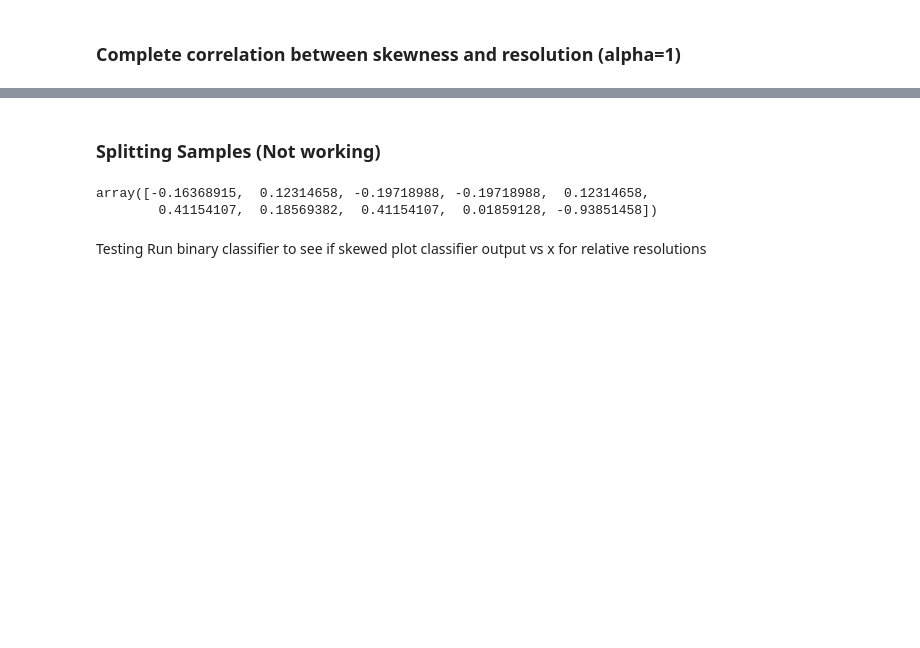
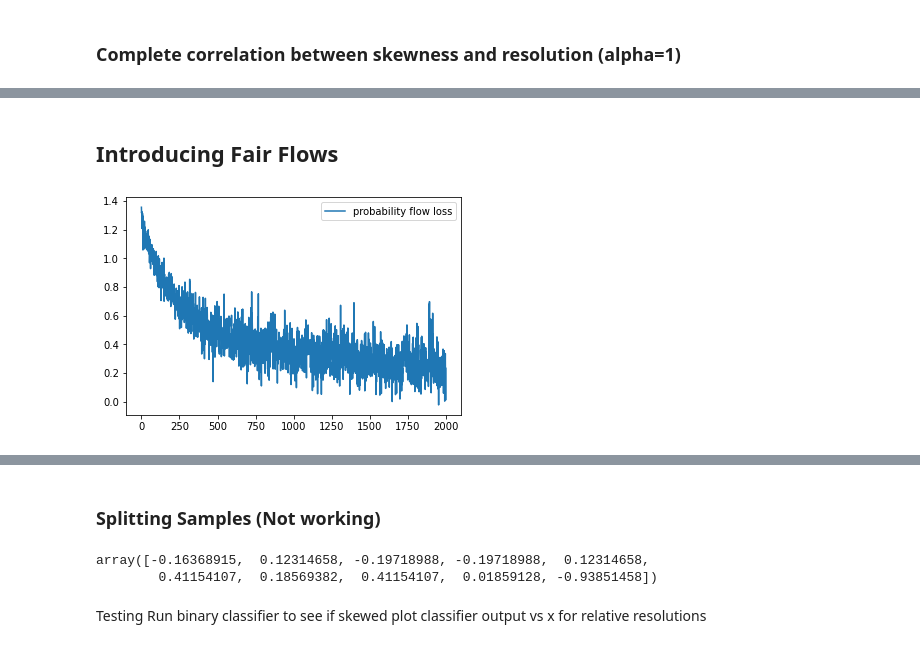
Before and after one commit to jtamanas/FNF4HEP, a Jupyter notebook: galton.ipynb, the cells around one changed output, grey strips where cells are left out. Drawn from its saved outputs; the diff is of its cells as text; code cells hidden in the pictures; blank space fills up the shorter version.

Commit message:
Probability flow working

```diff
--- a/galton.ipynb
+++ b/galton.ipynb
@@ -372,0 +436,38 @@ plt.scatter(high_unskew_dat.detach().numpy(), classifier.forward(high_unskew_dat
+# %% [markdown]
+## Introducing Fair Flows
+# %%
+probability_flow = Flow(data_dim=data_train.shape[-1],
+                  context_dim=data_train.shape[-1], #for alpha=1 the labels and contexts are the same
+                  n_layers = 3,
+                  transform_type = 'MaskedPiecewiseQuadraticAutoregressiveTransform',
+                  num_bins = 50,
+                  tails='linear',
+                  tail_bound=6.0,
+        )
+optimizer = torch.optim.AdamW(probability_flow.parameters(), lr=1e-4, weight_decay=1e-4)
+# %%
+n_steps_prob = 5000
+probability_loss = []
+
+probability_flow.train()
+for n_step in trange(n_steps_prob):
+    data, context = next(iter(data_generator_train))
+    context=context.unsqueeze(1)
+
+    # data -= data.min()
+    # data /= data.max()
+
+    optimizer.zero_grad()
+
+    loss = -probability_flow.log_prob(inputs=data, context=context).mean()
+    probability_loss.append(loss.item())
+
+    loss.backward()
+    optimizer.step()
+probability_flow.eval();
+# %%
+plt.plot(probability_loss, label="probability flow loss")
+plt.legend()
+plt.show()
+# %% [output]
+[figure, added]
```
Also changed, not shown: parts of 17 cells of this notebook, 1 other file.
